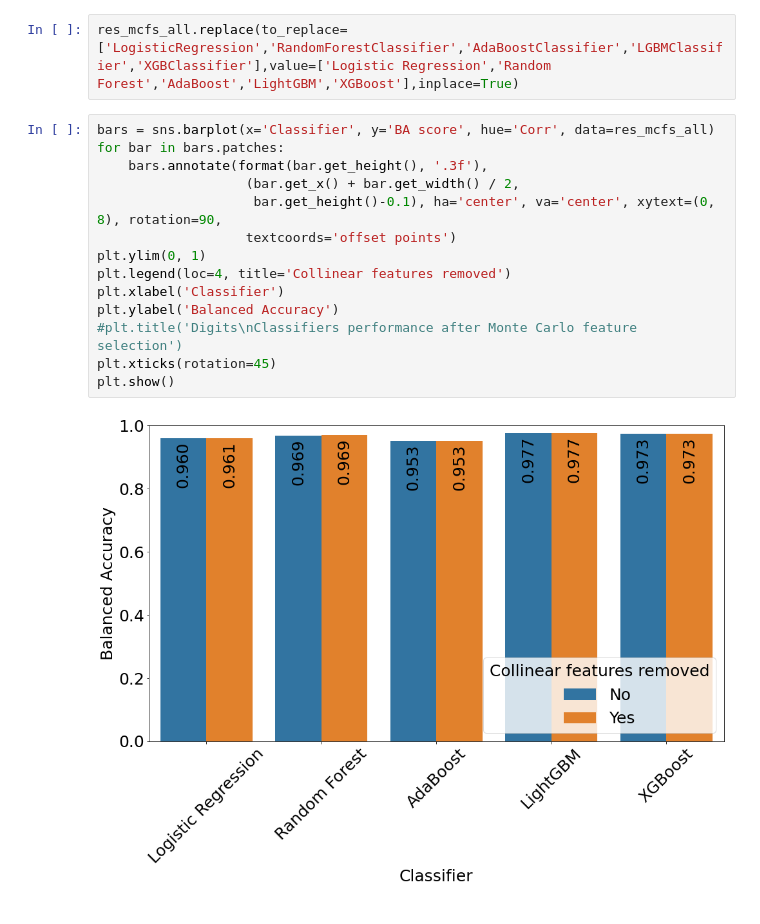
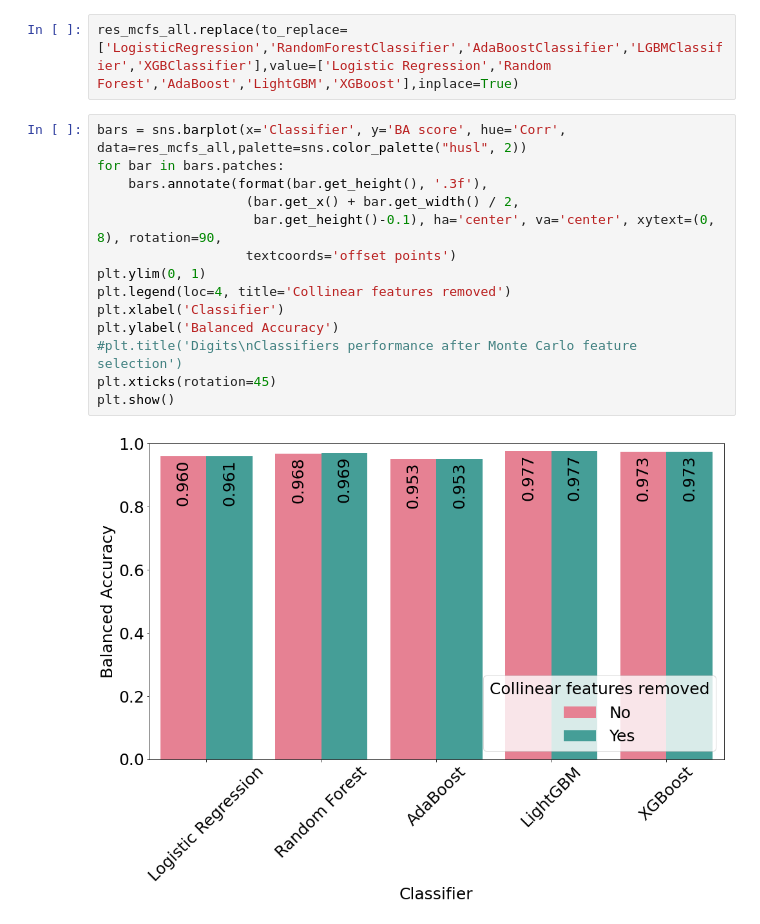
Before and after one commit to pawel99k/AML2022, a Jupyter notebook: Project2/Python_scripts/MCFS-digits.ipynb, the cells around one changed output. Cells and saved outputs as stored; diff of their text form.

```diff
--- a/Project2/Python_scripts/MCFS-digits.ipynb
+++ b/Project2/Python_scripts/MCFS-digits.ipynb
@@ -112,18 +109,18 @@ res_mcfs_all
 # %%
 res_mcfs_all.replace(to_replace=['LogisticRegression','RandomForestClassifier','AdaBoostClassifier','LGBMClassifier','XGBClassifier'],value=['Logistic Regression','Random Forest','AdaBoost','LightGBM','XGBoost'],inplace=True)
 # %%
-bars = sns.barplot(x='Classifier', y='BA score', hue='Corr', data=res_mcfs_all)
+bars = sns.barplot(x='Classifier', y='BA score', hue='Corr', data=res_mcfs_all,palette=sns.color_palette("husl", 2))
 for bar in bars.patches:
     bars.annotate(format(bar.get_height(), '.3f'),
                    (bar.get_x() + bar.get_width() / 2,
                     bar.get_height()-0.1), ha='center', va='center', xytext=(0, 8), rotation=90,
                    textcoords='offset points')
 plt.ylim(0, 1)
 plt.legend(loc=4, title='Collinear features removed')
 plt.xlabel('Classifier')
 plt.ylabel('Balanced Accuracy')
 #plt.title('Digits\nClassifiers performance after Monte Carlo feature selection')
 plt.xticks(rotation=45)
 plt.show()
 # %% [output]
-[figure, old version]
+[figure, new version]
```
Also changed, not shown: parts of 4 cells of this notebook, 7 other files.
